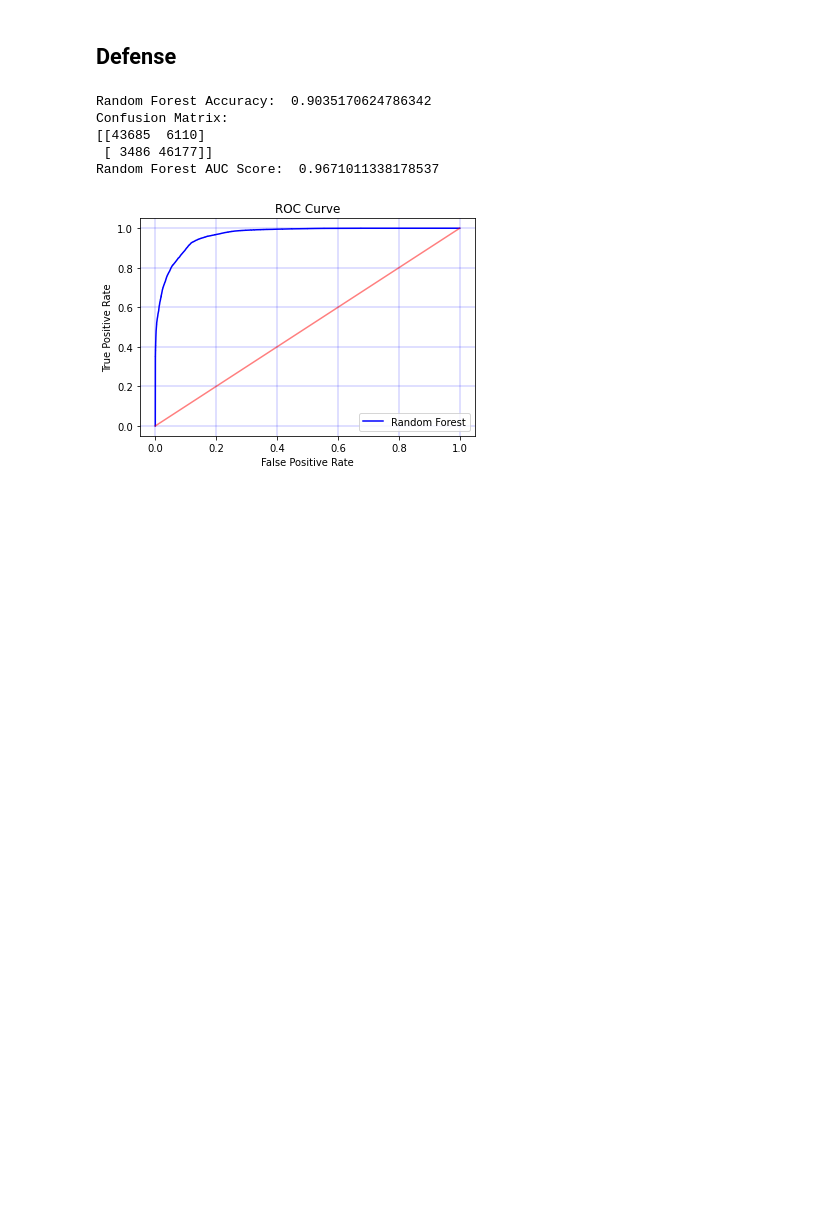
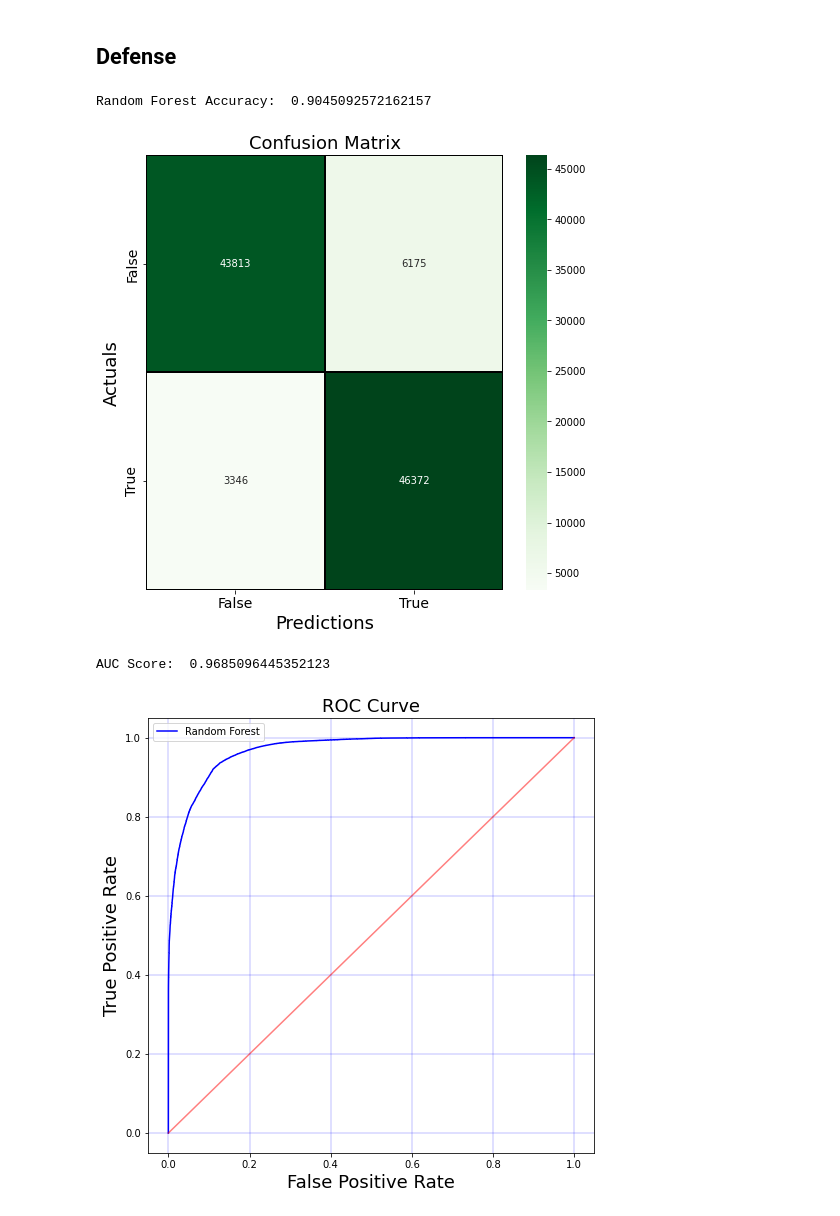
Before and after one commit to SidAkalwadi/CS5804-CC-Fraud, a Jupyter notebook: Games-Intro_to_AI.ipynb, the cells around one changed output. Saved outputs shown, nothing was run; the diff lists cells and outputs as text; code cells hidden in the pictures; blank space fills up the shorter version.

Commit message:
standard confusion matrix and roc curve functions

```diff
--- a/Games-Intro_to_AI.ipynb
+++ b/Games-Intro_to_AI.ipynb
@@ -132,43 +133,56 @@ Counter({0: 49795, 1: 49663})
 # %% [markdown]
 ## Defense
 # %%
-# Please train the classifiers here:
+# Confusion Matrix Function
+def make_confusion_matrix(test, pred):
+    conf_mat = confusion_matrix(test, pred)
+    plt.figure(figsize=(8, 8))
+    ax = seaborn.heatmap(conf_mat, annot=True,
+        cmap=plt.cm.Greens, fmt='g',
+        linewidths=0.1, linecolor='black')
+    ax.xaxis.set_ticklabels(['False', 'True'], fontsize=14)
+    ax.yaxis.set_ticklabels(['False', 'True'], fontsize=14)
+    ax.set_xlabel('Predictions', fontsize=18)
+    ax.set_ylabel('Actuals', fontsize=18)
+    ax.set_title('Confusion Matrix', fontsize=18)
+    plt.show()
+
+def make_roc_curve(model):
+    pred_prob = model.predict_proba(x_te)[:,1]
+    fpr1, tpr1, _a = roc_curve(y_te, pred_prob, pos_label=1)
+    random_probs = [0 for i in range(len(y_te))]
+    p_fpr, p_tpr, _b = roc_curve(y_te, random_probs, pos_label=1)
+    auc_score = roc_auc_score(y_te, pred_prob)
+    print("AUC Score: ", auc_score)
+    plt.figure(figsize=(8, 8))
+    plt.plot(fpr1, tpr1, color='blue', label="Random Forest")
+    plt.plot(p_fpr, p_tpr, color='red', alpha=0.5)
+    plt.title('ROC Curve', fontsize=18)
+    plt.xlabel('False Positive Rate', fontsize=18)
+    plt.ylabel('True Positive Rate', fontsize=18)
+    plt.legend(loc='best')
+    plt.grid(color='b', ls = '-', lw=0.25)
+    plt.show()
+
 
 
 # Sidd Logistic Regression
 
 
 # Judd Random Forest
 forest = RandomForestClassifier(n_estimators=100, random_state=42, max_depth=12)
 forest.fit(x_tr, y_tr)
 
 pred = forest.predict(x_te)
 print("Random Forest Accuracy: ", metrics.accuracy_score(y_te, pred))
-conf_mat = confusion_matrix(y_te, pred)
-print("Confusion Matrix: ")
-print(conf_mat)
+make_confusion_matrix(y_te, pred)
 
-pred_prob = forest.predict_proba(x_te)[:,1]
-fpr1, tpr1, _a = roc_curve(y_te, pred_prob, pos_label=1)
-random_probs = [0 for i in range(len(y_te))]
-p_fpr, p_tpr, _b = roc_curve(y_te, random_probs, pos_label=1)
-auc_score = roc_auc_score(y_te, pred_prob)
-print("Random Forest AUC Score: ", auc_score)
-plt.plot(fpr1, tpr1, color='blue', label="Random Forest")
-plt.plot(p_fpr, p_tpr, color='red', alpha=0.5)
-plt.title('ROC Curve')
-plt.xlabel('False Positive Rate')
-plt.ylabel('True Positive Rate')
-plt.legend(loc='best')
-plt.grid(color='b', ls = '-', lw=0.25)
-plt.show()
+make_roc_curve(forest)
 
 
 # Matt Decison Trees
 # %% [output]
-Random Forest Accuracy:  0.9035170624786342
-Confusion Matrix:
-[[43685  6110]
- [ 3486 46177]]
-Random Forest AUC Score:  0.9671011338178537
+Random Forest Accuracy:  0.9045092572162157
-[figure, old version]
+[figure, new version]
+AUC Score:  0.9685096445352123
+[figure, added]
```
Also changed, not shown: parts of 3 cells of this notebook.
